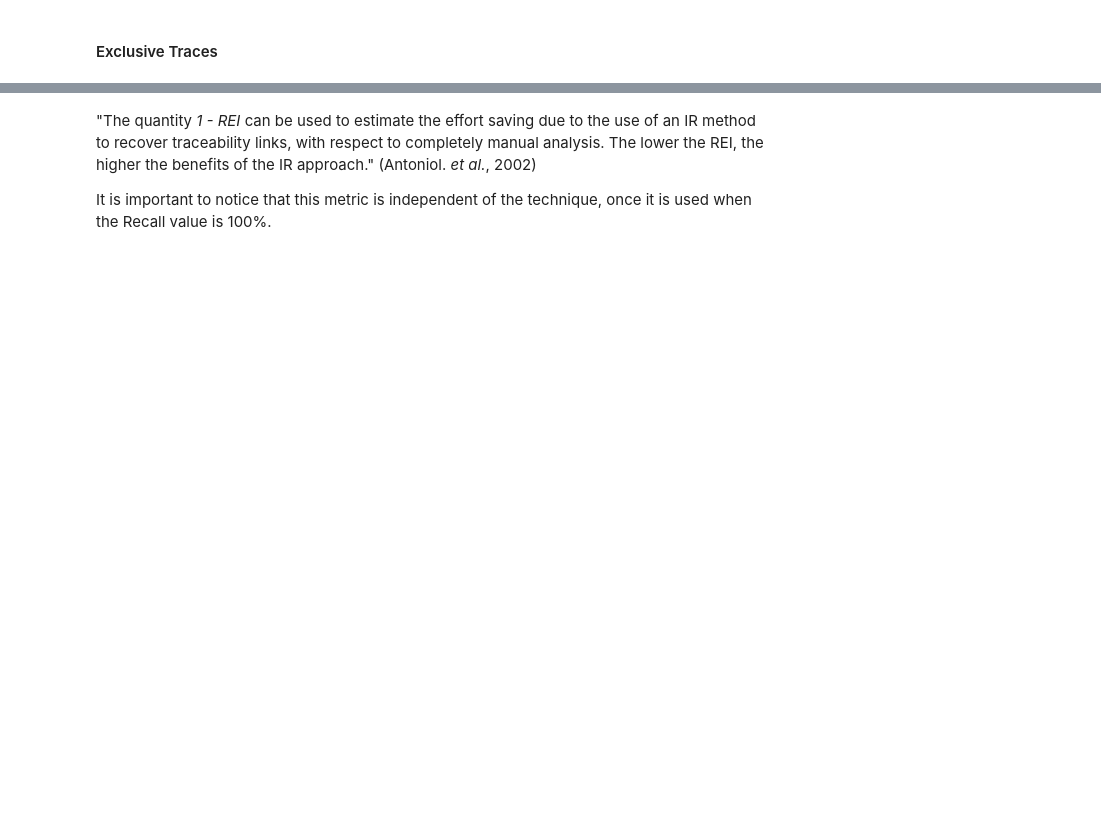
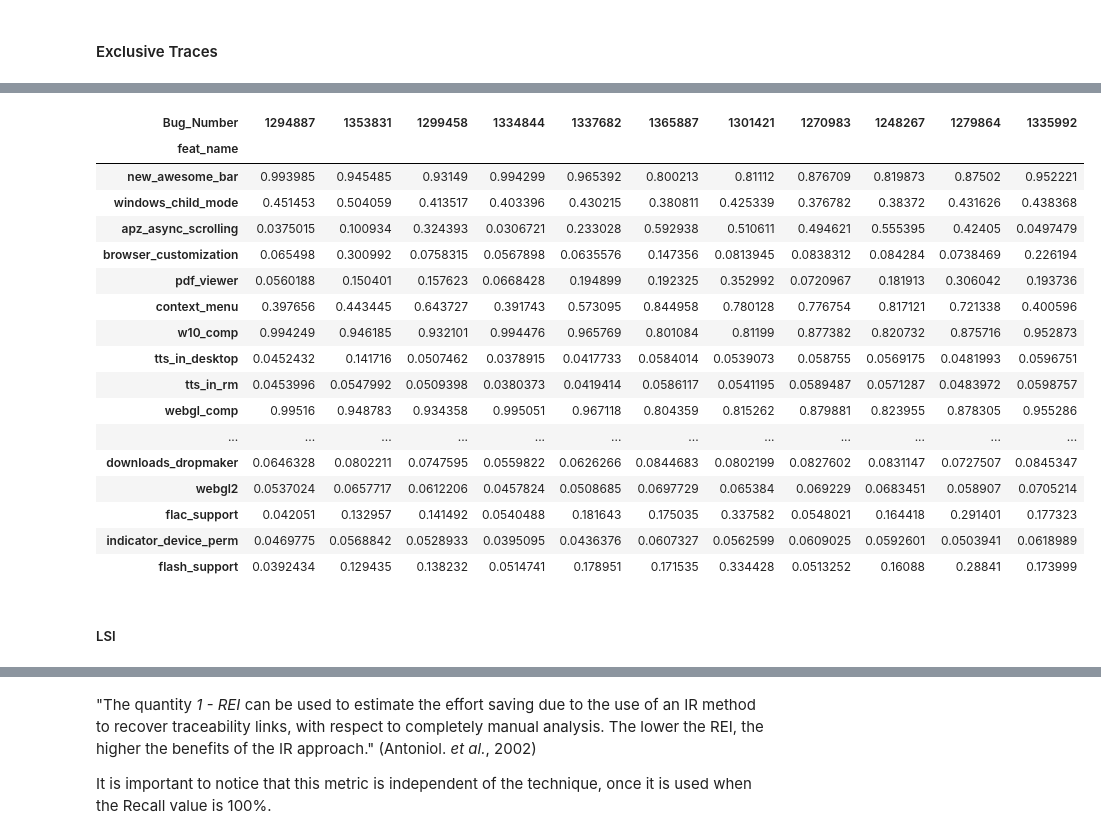
Before and after one commit to Pointpt/trace-link-recovery-study, a Jupyter notebook: notebooks/firefox_p2/feat_br_tracing/feat_br_runner.ipynb, the cells around one changed output, grey strips where cells are left out. Saved outputs shown, nothing was run; the diff lists cells and outputs as text; code cells hidden in the pictures; blank space fills up the shorter version.

```diff
--- a/notebooks/firefox_p2/feat_br_tracing/feat_br_runner.ipynb
+++ b/notebooks/firefox_p2/feat_br_tracing/feat_br_runner.ipynb
@@ -318,0 +357,6 @@ print('WV REI:   {:2.4}%'.format(wv_rei))
+# %%
+print("TOP 1 ------------------------------")
+bm25_fn_exc_set_t1, lsi_fn_exc_set_t1, lda_fn_exc_set_t1, wv_fn_exc_set_t1 =  aux_functions.get_exclusive_traces(bm25_fn_set_t1, lsi_fn_set_t1, lda_fn_set_t1, wv_fn_set_t1, traces_type='FN')
+
+print("\n\nTOP 5 -------------------------------")
+bm25_fn_exc_set_t5, lsi_fn_exc_set_t5, lda_fn_exc_set_t5, wv_fn_exc_set_t5 =  aux_functions.get_exclusive_traces(bm25_fn_set_t5, lsi_fn_set_t5, lda_fn_set_t5, wv_fn_set_t5, traces_type='FN')
@@ -318,0 +423,23 @@ print('WV REI:   {:2.4}%'.format(wv_rei))
+# %%
+aux_functions.highlight_df(exp_vol_intersec_strat_runner.get_lda_model().get_sim_matrix().loc[:,[b for f,b in lda_fn_exc_set_t1]])
+# %% [output]
+| Bug_Number | 1294887 | 1353831 | 1299458 | 1334844 | 1337682 | 1365887 | 1301421 | 1270983 | 1248267 | 1279864 | 1335992 |
+| feat_name |  |  |  |  |  |  |  |  |  |  |  |
+| new_awesome_bar | 0.993985 | 0.945485 | 0.93149 | 0.994299 | 0.965392 | 0.800213 | 0.81112 | 0.876709 | 0.819873 | 0.87502 | 0.952221 |
+| windows_child_mode | 0.451453 | 0.504059 | 0.413517 | 0.403396 | 0.430215 | 0.380811 | 0.425339 | 0.376782 | 0.38372 | 0.431626 | 0.438368 |
+| apz_async_scrolling | 0.0375015 | 0.100934 | 0.324393 | 0.0306721 | 0.233028 | 0.592938 | 0.510611 | 0.494621 | 0.555395 | 0.42405 | 0.0497479 |
+| browser_customization | 0.065498 | 0.300992 | 0.0758315 | 0.0567898 | 0.0635576 | 0.147356 | 0.0813945 | 0.0838312 | 0.084284 | 0.0738469 | 0.226194 |
+| pdf_viewer | 0.0560188 | 0.150401 | 0.157623 | 0.0668428 | 0.194899 | 0.192325 | 0.352992 | 0.0720967 | 0.181913 | 0.306042 | 0.193736 |
+| context_menu | 0.397656 | 0.443445 | 0.643727 | 0.391743 | 0.573095 | 0.844958 | 0.780128 | 0.776754 | 0.817121 | 0.721338 | 0.400596 |
+| w10_comp | 0.994249 | 0.946185 | 0.932101 | 0.994476 | 0.965769 | 0.801084 | 0.81199 | 0.877382 | 0.820732 | 0.875716 | 0.952873 |
+| tts_in_desktop | 0.0452432 | 0.141716 | 0.0507462 | 0.0378915 | 0.0417733 | 0.0584014 | 0.0539073 | 0.058755 | 0.0569175 | 0.0481993 | 0.0596751 |
+| tts_in_rm | 0.0453996 | 0.0547992 | 0.0509398 | 0.0380373 | 0.0419414 | 0.0586117 | 0.0541195 | 0.0589487 | 0.0571287 | 0.0483972 | 0.0598757 |
+| webgl_comp | 0.99516 | 0.948783 | 0.934358 | 0.995051 | 0.967118 | 0.804359 | 0.815262 | 0.879881 | 0.823955 | 0.878305 | 0.955286 |
+| ... | ... | ... | ... | ... | ... | ... | ... | ... | ... | ... | ... |
+| downloads_dropmaker | 0.0646328 | 0.0802211 | 0.0747595 | 0.0559822 | 0.0626266 | 0.0844683 | 0.0802199 | 0.0827602 | 0.0831147 | 0.0727507 | 0.0845347 |
+| webgl2 | 0.0537024 | 0.0657717 | 0.0612206 | 0.0457824 | 0.0508685 | 0.0697729 | 0.065384 | 0.069229 | 0.0683451 | 0.058907 | 0.0705214 |
+| flac_support | 0.042051 | 0.132957 | 0.141492 | 0.0540488 | 0.181643 | 0.175035 | 0.337582 | 0.0548021 | 0.164418 | 0.291401 | 0.177323 |
+| indicator_device_perm | 0.0469775 | 0.0568842 | 0.0528933 | 0.0395095 | 0.0436376 | 0.0607327 | 0.0562599 | 0.0609025 | 0.0592601 | 0.0503941 | 0.0618989 |
+| flash_support | 0.0392434 | 0.129435 | 0.138232 | 0.0514741 | 0.178951 | 0.171535 | 0.334428 | 0.0513252 | 0.16088 | 0.28841 | 0.173999 |
+# %% [markdown]
+##### LSI
```
Also changed, not shown: parts of 48 cells of this notebook, 1 other file.
